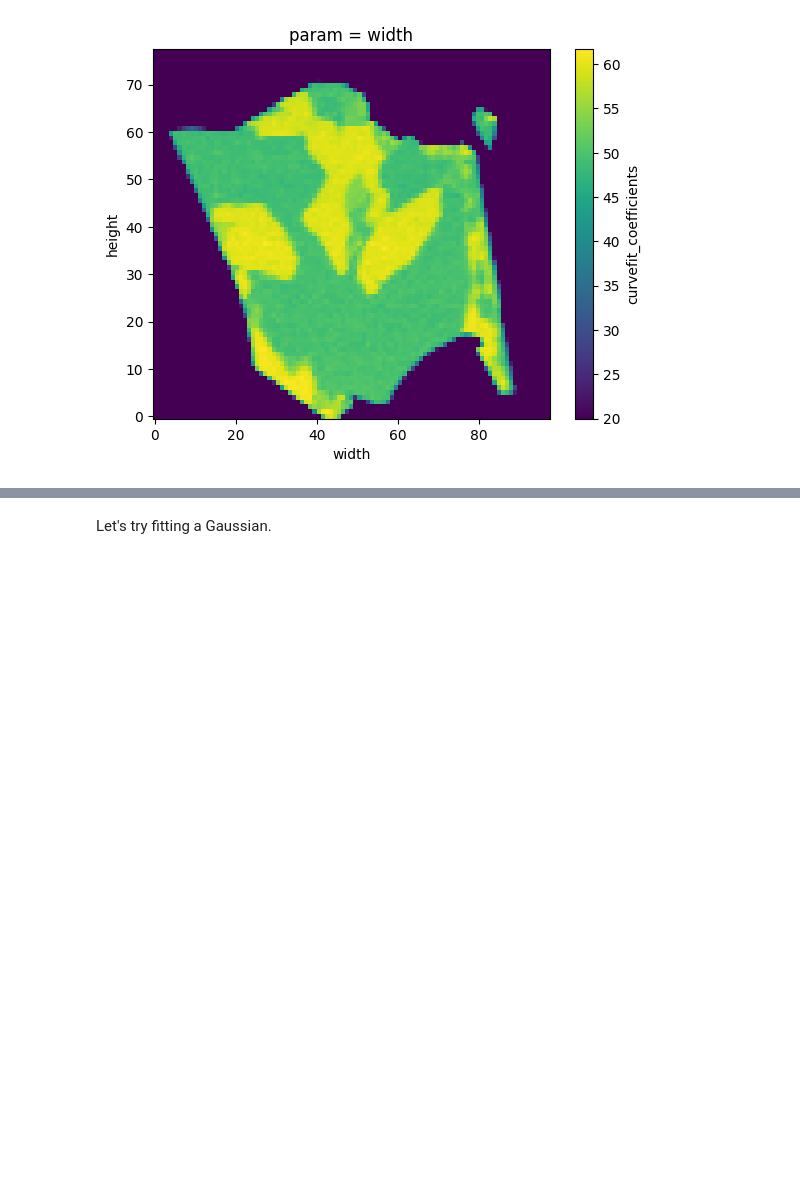
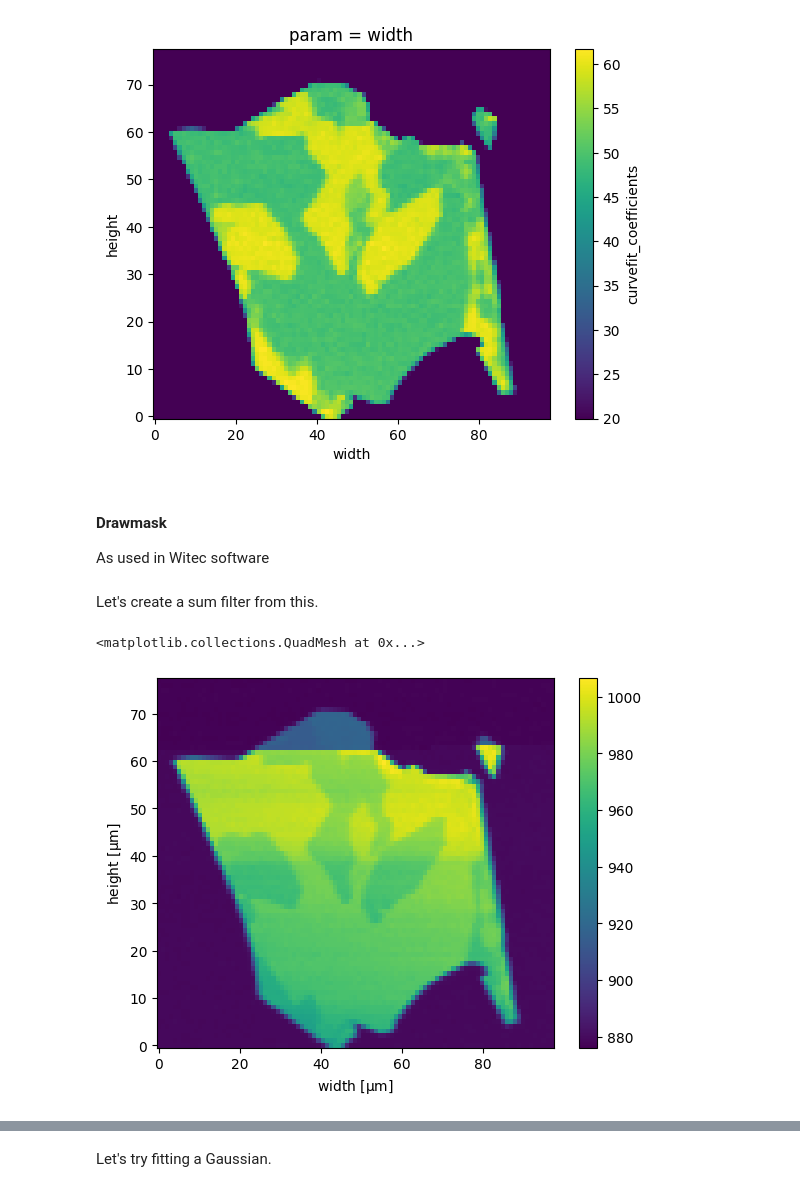
Before and after one commit to zrbyte/ramantools, a Jupyter notebook: ramantools tutorial.ipynb, the cells around one changed output, grey strips where cells are left out. Drawn from its saved outputs; the diff is of its cells as text; code cells hidden in the pictures; blank space fills up the shorter version.

```diff
--- a/ramantools tutorial.ipynb
+++ b/ramantools tutorial.ipynb
@@ -506,3 +506,18 @@ mapfit['curvefit_coefficients'].sel(param = 'width').plot()
 # %% [output]
 <matplotlib.collections.QuadMesh at 0x...>
 [figure]
+# %% [markdown]
+#### Drawmask
+As used in Witec software
+# %%
+# create a boolean mask based on the intensity of the G peak.
+gpeak = m.mapxr.sel(ramanshift = slice(1550, 1610))
+# %% [markdown]
+Let's create a sum filter from this.
+# %%
+gmean = gpeak.mean(dim = 'ramanshift')
+# %%
+gmean.plot()
+# %% [output]
+<matplotlib.collections.QuadMesh at 0x...>
+[figure, added]
```
Also changed, not shown: parts of 7 cells of this notebook.
